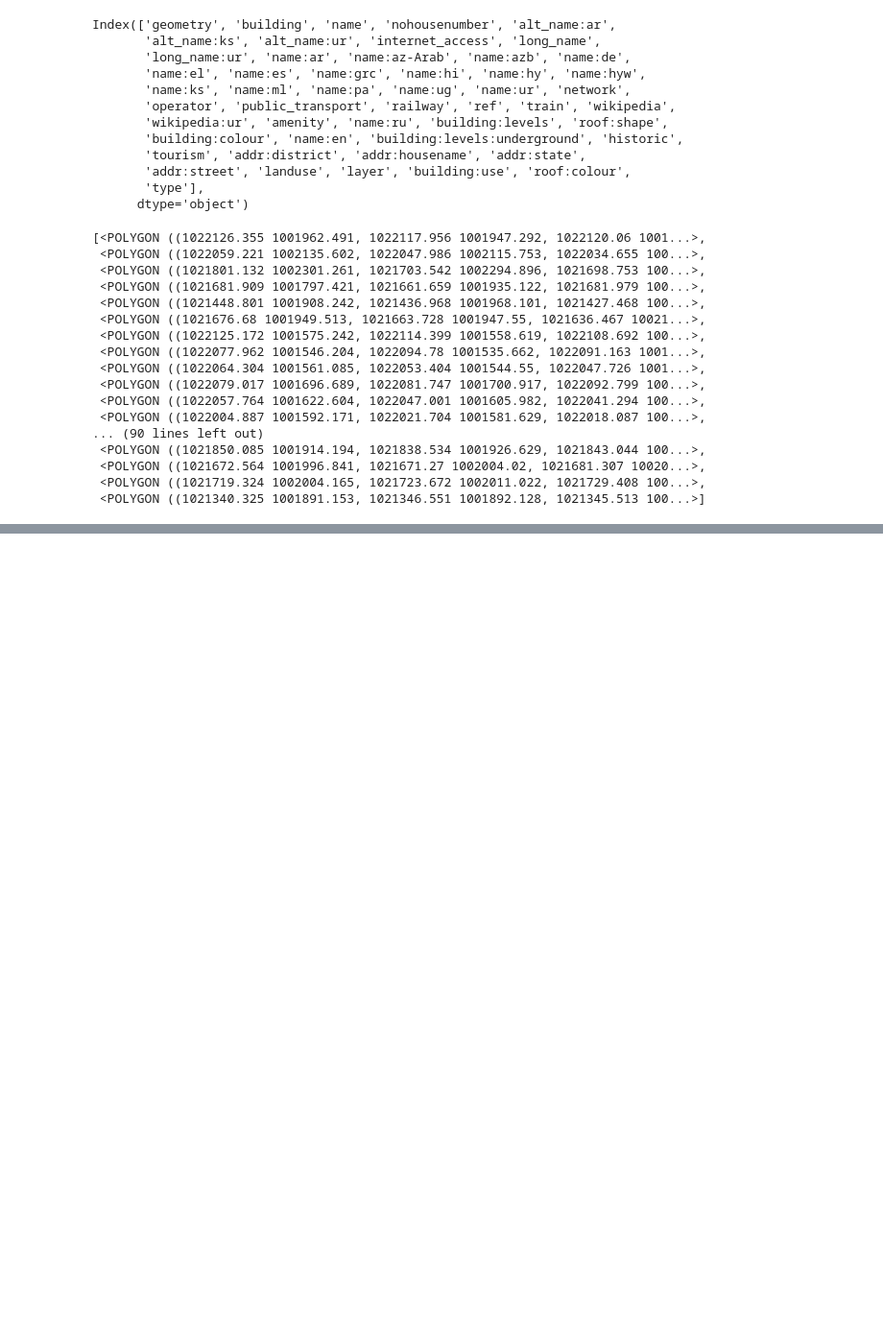
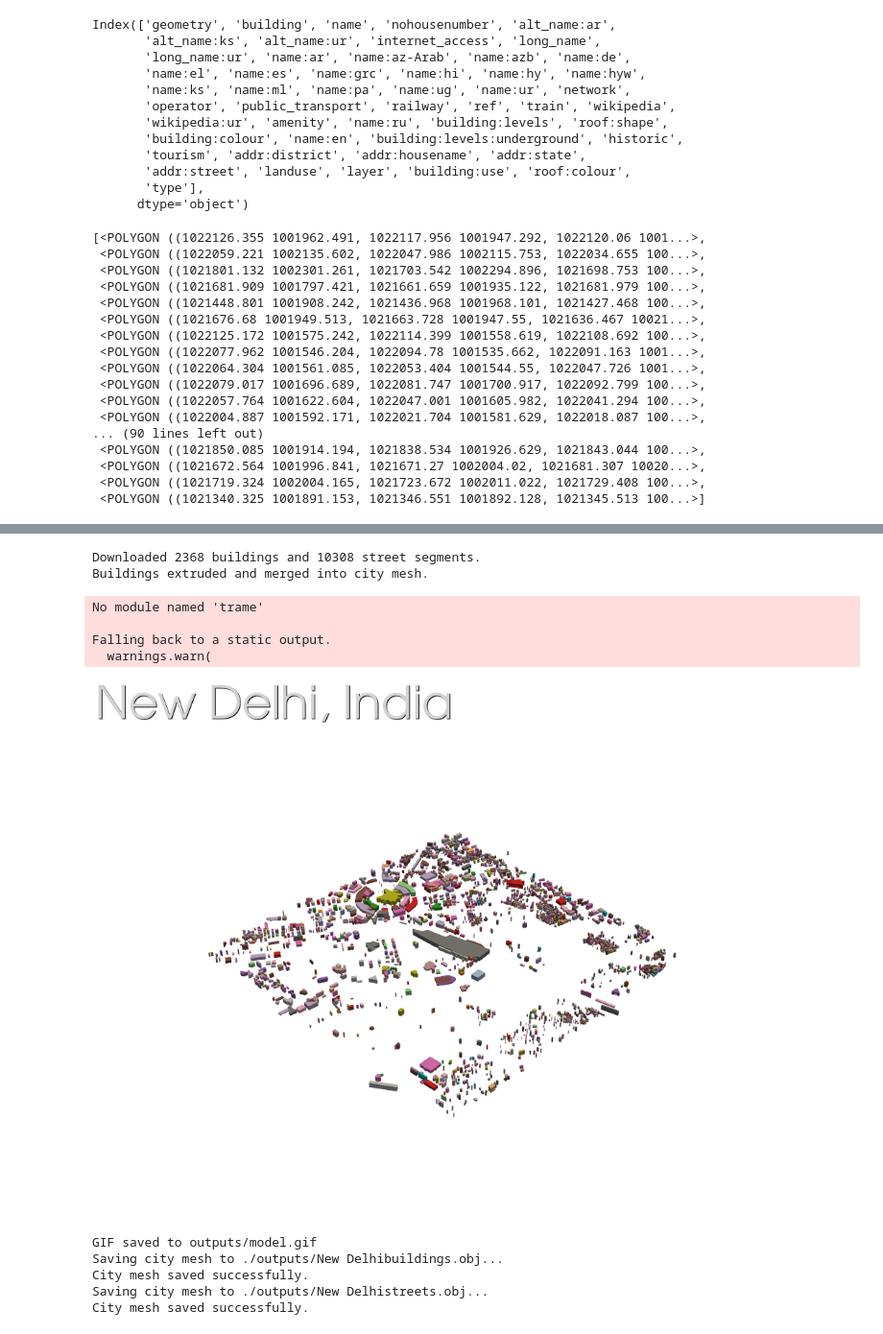
Before and after one commit to devyani-gauri/delhi-aqi-world-model, a Jupyter notebook: notebooks/data.ipynb, the cells around one changed output, grey strips where cells are left out. Shown at 96% size. Saved outputs shown, nothing was run; the diff lists cells and outputs as text; code cells hidden in the pictures; blank space fills up the shorter version.

```diff
--- a/notebooks/data.ipynb
+++ b/notebooks/data.ipynb
@@ -192,0 +205,26 @@ Falling back to a static output.
+# %%
+def streetGraph_to_pyvista(street_graph):
+
+    # convert graph to dataframe
+    nodes, edges = ox.graph_to_gdfs(street_graph)
+
+    # convert edges to pyvista object with lines
+    points = edges['geometry'].apply(
+    lambda g: np.column_stack((g.xy[0], g.xy[1], np.zeros(len(g.xy[0]))))
+    ).tolist()
+
+    vertices = np.concatenate(points)
+
+    lines = []
+
+    j = 0
+
+    for l in range(len(points)):
+        pts = points[l]
+        vertex_len = len(pts)
+        vertex_start, vertex_end = j, j+vertex_len-1
+        vertex_array = [vertex_len] + list(range(vertex_start, vertex_end+1))
+        lines.append(vertex_array)
+        j += vertex_len
+
+    return pv.PolyData(vertices, np.hstack(lines))
@@ -192,0 +265,30 @@ Falling back to a static output.
+# %%
+# single location gif
+location = "New Delhi, India"
+radius = 1500
+
+buildings, streets = extract_osm_data(location, radius)
+footprints = generate_footprints(buildings)
+city_mesh, instances_building = extrude_buildings(footprints)
+street_mesh = streetGraph_to_pyvista(streets)
+
+output_dir = "./outputs/" + location.split(",")[0]
+cloudgify(location, city_mesh, street_mesh, output_dir)
+
+output_buildings = output_dir + "buildings.obj"
+output_streets = output_dir + "streets.obj"
+save_city_mesh(city_mesh, output_buildings)
+save_city_mesh(street_mesh, output_streets)
+# %% [output]
+Downloaded 2368 buildings and 10308 street segments.
+Buildings extruded and merged into city mesh.
+No module named 'trame'
+
+Falling back to a static output.
+  warnings.warn(
+[figure, added]
+GIF saved to outputs/model.gif
+Saving city mesh to ./outputs/New Delhibuildings.obj...
+City mesh saved successfully.
+Saving city mesh to ./outputs/New Delhistreets.obj...
+City mesh saved successfully.
```
Also changed, not shown: parts of 3 cells of this notebook.
